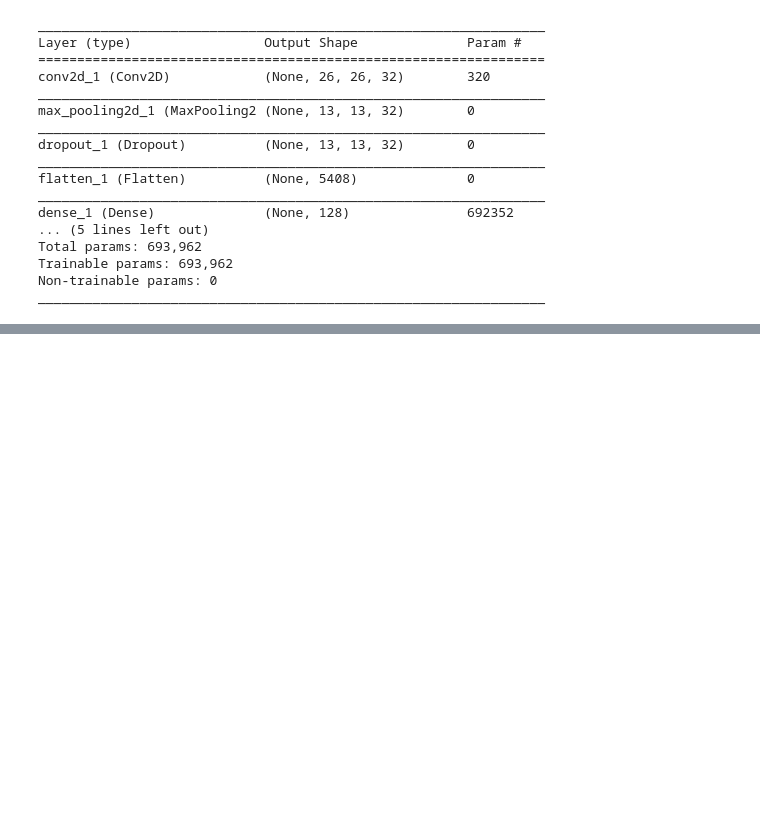
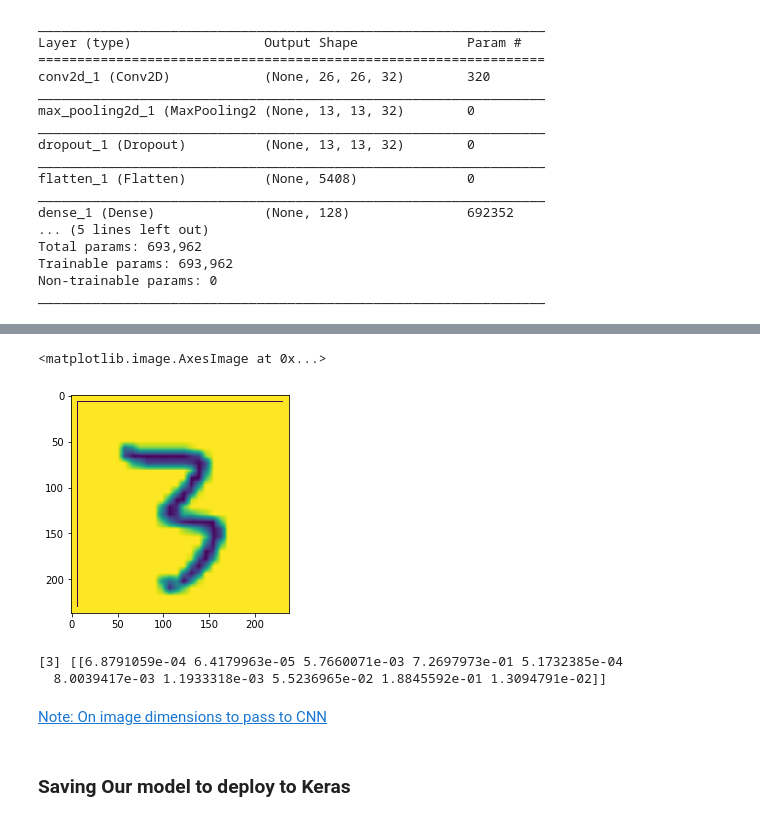
Before and after one commit to darshdee/Deep-Learning, a Jupyter notebook: My Projects/CNNs Using Keras.ipynb, the cells around one changed output, grey strips where cells are left out. Cells and saved outputs as stored; diff of their text form; code cells hidden in the pictures; blank space fills up the shorter version.

Commit message:
new model changes

```diff
--- a/My Projects/CNNs Using Keras.ipynb
+++ b/My Projects/CNNs Using Keras.ipynb
@@ -109,0 +128,24 @@ Epoch 1/1
+# %%
+"""
+PREDICT ON NEW IMAGE
+- first we take in an image using PIL
+- then we convert it into array format, reshape and then use it to predict
+"""
+# Predict
+from PIL import Image
+import numpy as np
+
+def load_image(infilename) :
+    img = Image.open( infilename )
+    img.load()
+    data = np.asarray( img, dtype="int32" )
+    img = data[:,:,0]/255
+    return img
+
+
+#before we predict, we need to resize our image to match the input shape
+image = load_image('C:/Users/Darshil/Desktop/3.png')
+plt.imshow(image)
+# %% [output]
+<matplotlib.image.AxesImage at 0x...>
+[figure, added]
@@ -109,0 +155,10 @@ Epoch 1/1
+# %%
+#predicting using the resized image
+print (model.predict_classes(img_resized.reshape(1,28,28,1)), model.predict(img_resized.reshape(1,28,28,1)))
+# %% [output]
+[3] [[6.8791059e-04 6.4179963e-05 5.7660071e-03 7.2697973e-01 5.1732385e-04
+  8.0039417e-03 1.1933318e-03 5.5236965e-02 1.8845592e-01 1.3094791e-02]]
+# %% [markdown]
+[Note: On image dimensions to pass to CNN](https://stackoverflow.com/questions/41563720/error-when-checking-model-input-expected-convolution2d-input-1-to-have-4-dimens?answertab=votes#tab-top)
+# %% [markdown]
+### Saving Our model to deploy to Keras
```
Also changed, not shown: parts of 9 cells of this notebook, 2 other files.
